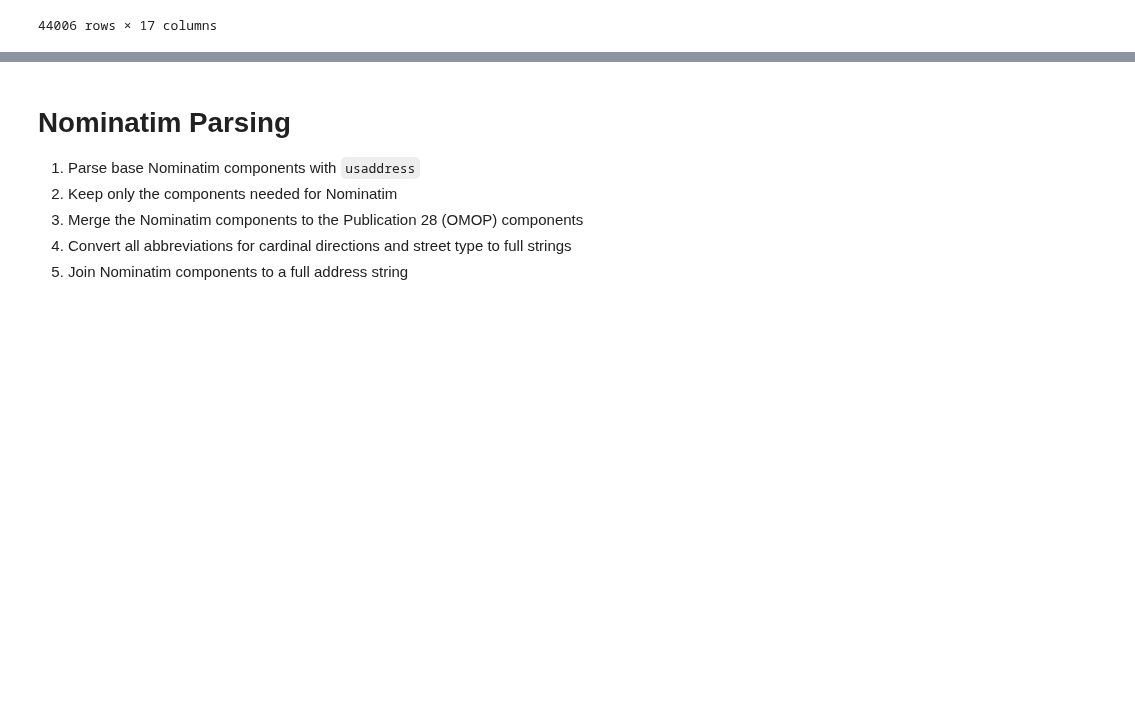
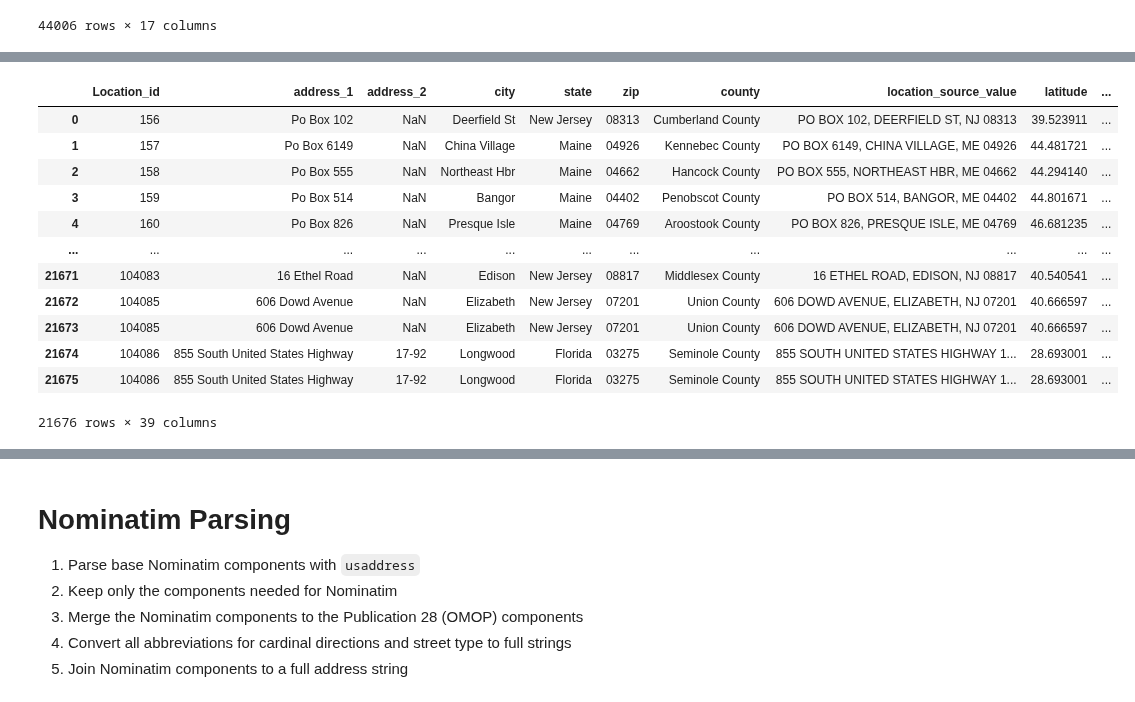
Before and after one commit to brian-cy-chang/UW_Geospatial, a Jupyter notebook: notebooks/nominatim_parsing.ipynb, the cells around one changed output, grey strips where cells are left out. Drawn from its saved outputs; the diff is of its cells as text; code cells hidden in the pictures; blank space fills up the shorter version.

```diff
--- a/notebooks/nominatim_parsing.ipynb
+++ b/notebooks/nominatim_parsing.ipynb
@@ -397,0 +426,20 @@ omop_county_zcta_zip_match.reset_index().to_csv(OMOP_county_zcta_zip_match_path,
+# %%
+# merge on zip using ZCTA crosswalk
+omop_county_failed_zcta_zip = omop_county_failed_gdf.merge(zcta_county_name, how='left', on='zip')
+omop_county_failed_zcta_zip["county"] =  omop_county_failed_zcta_zip.county.apply(lambda x: str(x) + " County")
+omop_county_failed_zcta_zip["county_match"] = omop_county_failed_zcta_zip.apply(lambda x: 1 if x.county == x.NAMELSAD_COUNTY_20 else 0, axis=1)
+omop_county_failed_zcta_zip
+# %% [output]
+|  | Location_id | address_1 | address_2 | city | state | zip | county | location_source_value | latitude | ... |
+| 0 | 156 | Po Box 102 | NaN | Deerfield St | New Jersey | 08313 | Cumberland County | PO BOX 102, DEERFIELD ST, NJ 08313 | 39.523911 | ... |
+| 1 | 157 | Po Box 6149 | NaN | China Village | Maine | 04926 | Kennebec County | PO BOX 6149, CHINA VILLAGE, ME 04926 | 44.481721 | ... |
+| 2 | 158 | Po Box 555 | NaN | Northeast Hbr | Maine | 04662 | Hancock County | PO BOX 555, NORTHEAST HBR, ME 04662 | 44.294140 | ... |
+| 3 | 159 | Po Box 514 | NaN | Bangor | Maine | 04402 | Penobscot County | PO BOX 514, BANGOR, ME 04402 | 44.801671 | ... |
+| 4 | 160 | Po Box 826 | NaN | Presque Isle | Maine | 04769 | Aroostook County | PO BOX 826, PRESQUE ISLE, ME 04769 | 46.681235 | ... |
+| ... | ... | ... | ... | ... | ... | ... | ... | ... | ... | ... |
+| 21671 | 104083 | 16 Ethel Road | NaN | Edison | New Jersey | 08817 | Middlesex County | 16 ETHEL ROAD, EDISON, NJ 08817 | 40.540541 | ... |
+| 21672 | 104085 | 606 Dowd Avenue | NaN | Elizabeth | New Jersey | 07201 | Union County | 606 DOWD AVENUE, ELIZABETH, NJ 07201 | 40.666597 | ... |
+| 21673 | 104085 | 606 Dowd Avenue | NaN | Elizabeth | New Jersey | 07201 | Union County | 606 DOWD AVENUE, ELIZABETH, NJ 07201 | 40.666597 | ... |
+| 21674 | 104086 | 855 South United States Highway | 17-92 | Longwood | Florida | 03275 | Seminole County | 855 SOUTH UNITED STATES HIGHWAY 1... | 28.693001 | ... |
+| 21675 | 104086 | 855 South United States Highway | 17-92 | Longwood | Florida | 03275 | Seminole County | 855 SOUTH UNITED STATES HIGHWAY 1... | 28.693001 | ... |
+21676 rows × 39 columns
```
Also changed, not shown: parts of 41 cells of this notebook, 6 other files.
